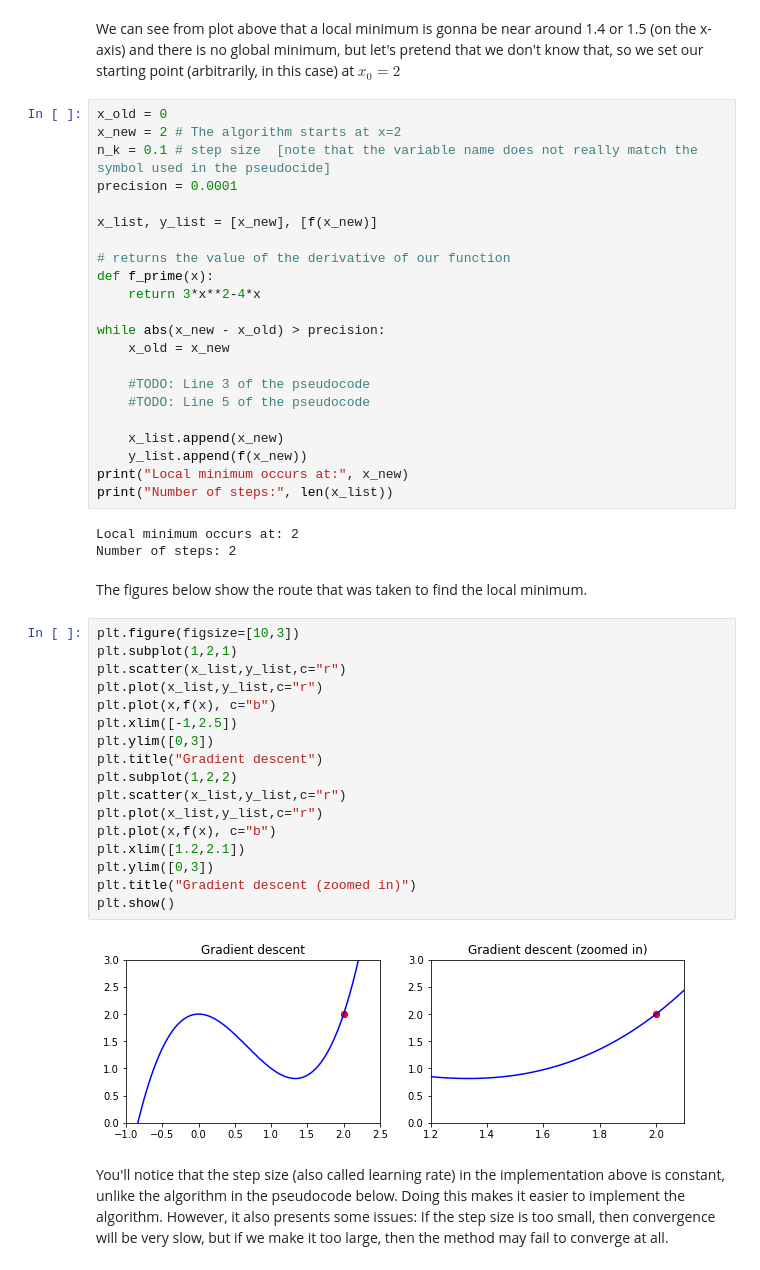
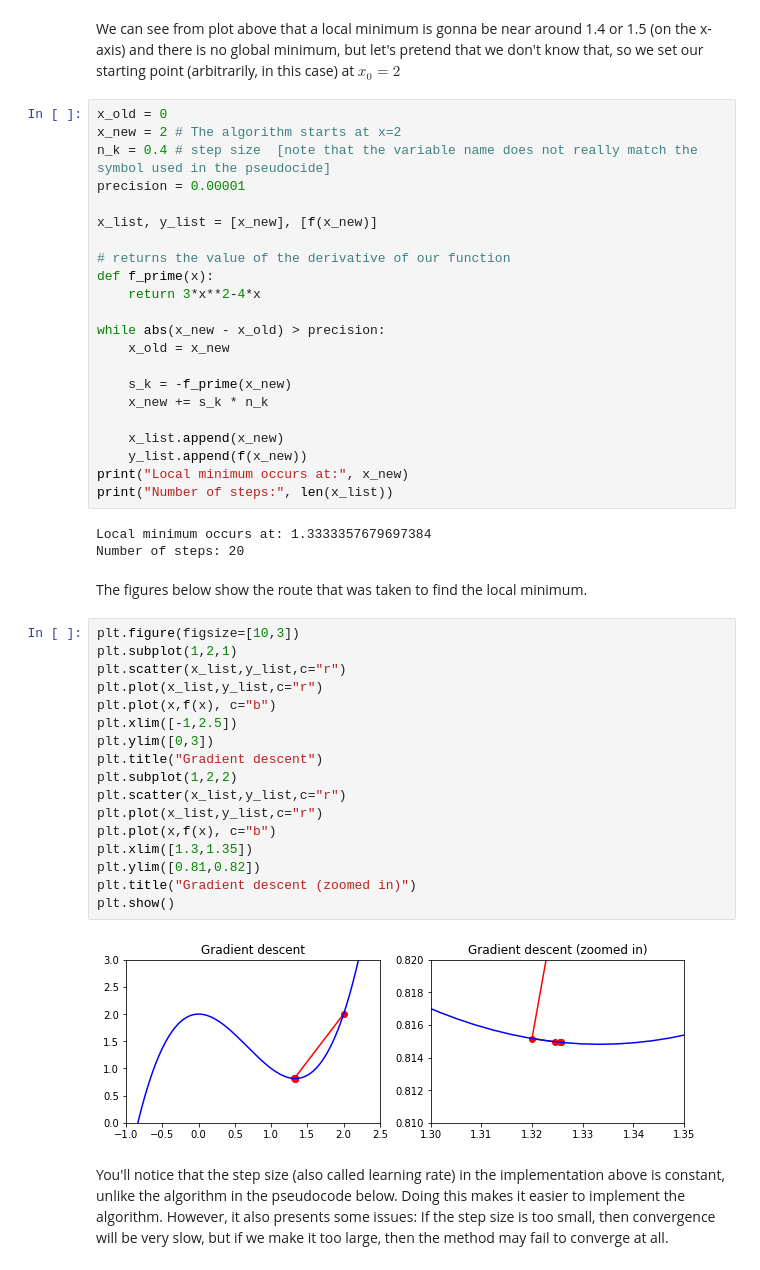
Before and after one commit to MU-CSE627/MU-CSE627, a Jupyter notebook: labs/lab-05-SGD/lab-04.ipynb, the cells around one changed output. Saved outputs shown, nothing was run; the diff lists cells and outputs as text.

```diff
--- a/labs/lab-05-SGD/lab-04.ipynb
+++ b/labs/lab-05-SGD/lab-04.ipynb
@@ -32,8 +32,8 @@ We can see from plot above that a local minimum is gonna be near around 1.4 or 1
 # %%
 x_old = 0
 x_new = 2 # The algorithm starts at x=2
-n_k = 0.1 # step size  [note that the variable name does not really match the symbol used in the pseudocide]
-precision = 0.0001
+n_k = 0.4 # step size  [note that the variable name does not really match the symbol used in the pseudocide]
+precision = 0.00001
 
 x_list, y_list = [x_new], [f(x_new)]
 
@@ -44,37 +44,37 @@ def f_prime(x):
 while abs(x_new - x_old) > precision:
     x_old = x_new
 
-    #TODO: Line 3 of the pseudocode
-    #TODO: Line 5 of the pseudocode
+    s_k = -f_prime(x_new)
+    x_new += s_k * n_k
 
     x_list.append(x_new)
     y_list.append(f(x_new))
 print("Local minimum occurs at:", x_new)
 print("Number of steps:", len(x_list))
 # %% [output]
-Local minimum occurs at: 2
-Number of steps: 2
+Local minimum occurs at: 1.3333357679697384
+Number of steps: 20
 # %% [markdown]
 The figures below show the route that was taken to find the local minimum.
 # %%
 plt.figure(figsize=[10,3])
 plt.subplot(1,2,1)
 plt.scatter(x_list,y_list,c="r")
 plt.plot(x_list,y_list,c="r")
 plt.plot(x,f(x), c="b")
 plt.xlim([-1,2.5])
 plt.ylim([0,3])
 plt.title("Gradient descent")
 plt.subplot(1,2,2)
 plt.scatter(x_list,y_list,c="r")
 plt.plot(x_list,y_list,c="r")
 plt.plot(x,f(x), c="b")
-plt.xlim([1.2,2.1])
-plt.ylim([0,3])
+plt.xlim([1.3,1.35])
+plt.ylim([0.81,0.82])
 plt.title("Gradient descent (zoomed in)")
 plt.show()
 # %% [output]
-[figure, old version]
+[figure, new version]
 # %% [markdown]
 You'll notice that the step size (also called learning rate) in the implementation above is constant, unlike the algorithm in the pseudocode below. Doing this makes it easier to implement the algorithm. However, it also presents some issues: If the step size is too small, then convergence will be very slow, but if we make it too large, then the method may fail to converge at all.
 # %% [markdown]
```
Also changed, not shown: parts of 14 cells of this notebook.
